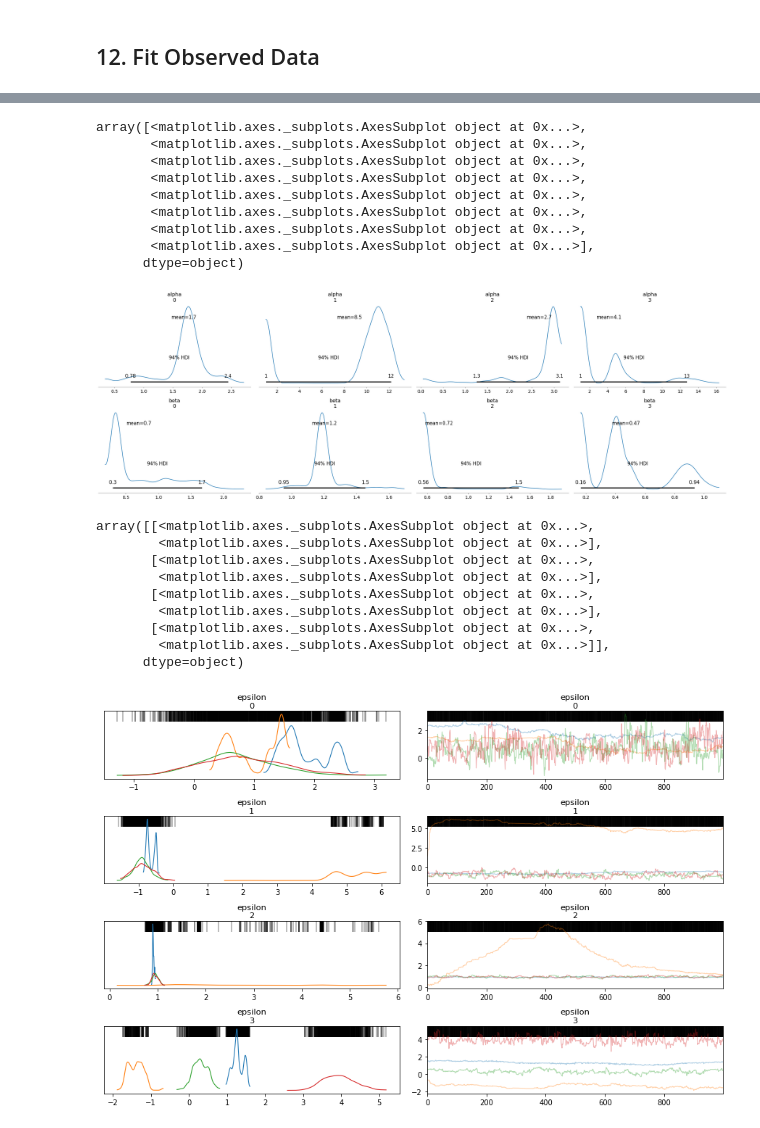
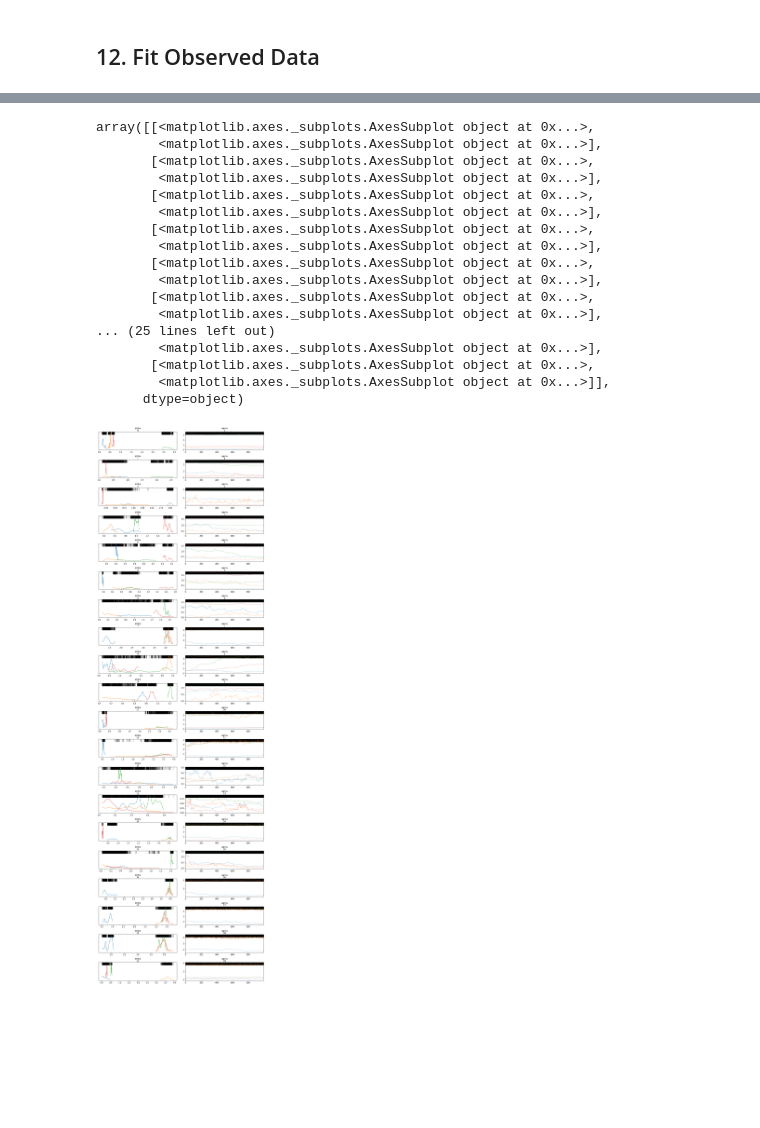
Before and after one commit to hyunjimoon/defense-reliability, a Jupyter notebook: poisson/workflow.ipynb, the cells around one changed output, grey strips where cells are left out. Saved outputs shown, nothing was run; the diff lists cells and outputs as text; code cells hidden in the pictures; blank space fills up the shorter version.

```diff
--- a/poisson/workflow.ipynb
+++ b/poisson/workflow.ipynb
@@ -776,28 +829,23 @@ for x in range(1, 5):
 # %%
 az_inference = az.from_pystan(fit_data_fit, posterior_predictive="y_post_pred", observed_data="y")
 # %%
-az.plot_posterior(az_inference, var_names=["alpha", "beta"])
+az.plot_trace(az_inference, var_names=["alpha"], divergences="top")
 # %% [output]
-array([<matplotlib.axes._subplots.AxesSubplot object at 0x...>,
-       <matplotlib.axes._subplots.AxesSubplot object at 0x...>,
-       <matplotlib.axes._subplots.AxesSubplot object at 0x...>,
-       <matplotlib.axes._subplots.AxesSubplot object at 0x...>,
-       <matplotlib.axes._subplots.AxesSubplot object at 0x...>,
-       <matplotlib.axes._subplots.AxesSubplot object at 0x...>,
-       <matplotlib.axes._subplots.AxesSubplot object at 0x...>,
-       <matplotlib.axes._subplots.AxesSubplot object at 0x...>],
+array([[<matplotlib.axes._subplots.AxesSubplot object at 0x...>,
+        <matplotlib.axes._subplots.AxesSubplot object at 0x...>],
+       [<matplotlib.axes._subplots.AxesSubplot object at 0x...>,
+        <matplotlib.axes._subplots.AxesSubplot object at 0x...>],
+       [<matplotlib.axes._subplots.AxesSubplot object at 0x...>,
+        <matplotlib.axes._subplots.AxesSubplot object at 0x...>],
+       [<matplotlib.axes._subplots.AxesSubplot object at 0x...>,
+        <matplotlib.axes._subplots.AxesSubplot object at 0x...>],
+       [<matplotlib.axes._subplots.AxesSubplot object at 0x...>,
+        <matplotlib.axes._subplots.AxesSubplot object at 0x...>],
+       [<matplotlib.axes._subplots.AxesSubplot object at 0x...>,
+        <matplotlib.axes._subplots.AxesSubplot object at 0x...>],
+... (25 lines left out)
+        <matplotlib.axes._subplots.AxesSubplot object at 0x...>],
+       [<matplotlib.axes._subplots.AxesSubplot object at 0x...>,
+        <matplotlib.axes._subplots.AxesSubplot object at 0x...>]],
       dtype=object)
-[figure, old version]
+[figure, new version]
-# %%
-az.plot_trace(az_inference, var_names=["epsilon"], divergences="top")
-# %% [output]
-array([[<matplotlib.axes._subplots.AxesSubplot object at 0x...>,
-        <matplotlib.axes._subplots.AxesSubplot object at 0x...>],
-       [<matplotlib.axes._subplots.AxesSubplot object at 0x...>,
-        <matplotlib.axes._subplots.AxesSubplot object at 0x...>],
-       [<matplotlib.axes._subplots.AxesSubplot object at 0x...>,
-        <matplotlib.axes._subplots.AxesSubplot object at 0x...>],
-       [<matplotlib.axes._subplots.AxesSubplot object at 0x...>,
-        <matplotlib.axes._subplots.AxesSubplot object at 0x...>]],
-      dtype=object)
-[figure, removed]
```
Also changed, not shown: parts of 24 cells of this notebook, 4 other files.
